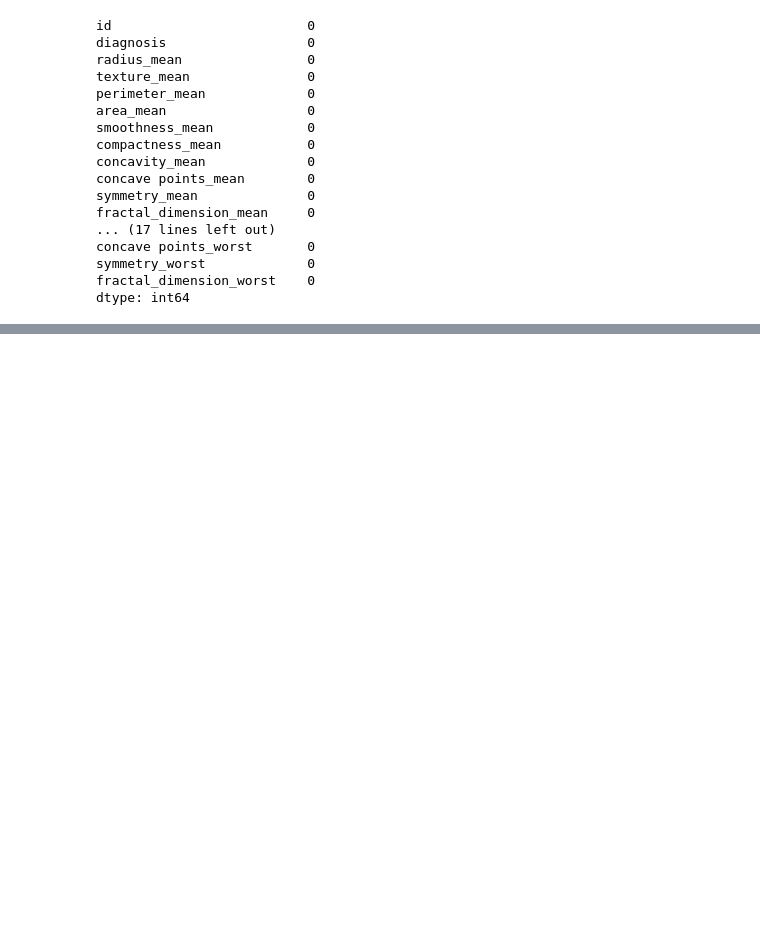
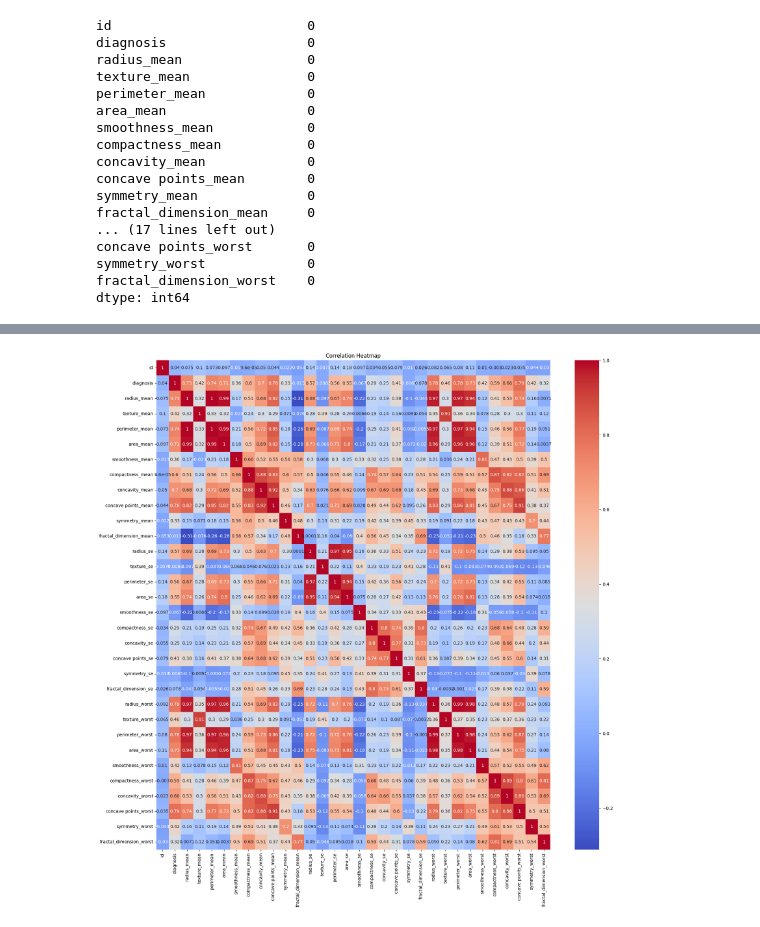
Before and after one commit to Emily-Ngahu/Predicting-Cancer-Diagnosis-using-Classification-Models, a Jupyter notebook: Breast_cancer_classification.ipynb, the cells around one changed output, grey strips where cells are left out. Drawn from its saved outputs; the diff is of its cells as text; code cells hidden in the pictures; blank space fills up the shorter version.

```diff
--- a/Breast_cancer_classification.ipynb
+++ b/Breast_cancer_classification.ipynb
@@ -86,0 +172,13 @@ import seaborn as sns
+# %%
+#What is the correlation between numerical features?
+# Correlation matrix
+
+# Convert diagnosis column to numerical: 1 for Malignant, 0 for Benign
+df['diagnosis'] = df['diagnosis'].map({'M': 1, 'B': 0})
+# %%
+plt.figure(figsize=(20, 20))
+sns.heatmap(df.corr(), annot=True, cmap='coolwarm')
+plt.title('Correlation Heatmap')
+plt.show()
+# %% [output]
+[figure, added]
```
Also changed, not shown: parts of 13 cells of this notebook.
